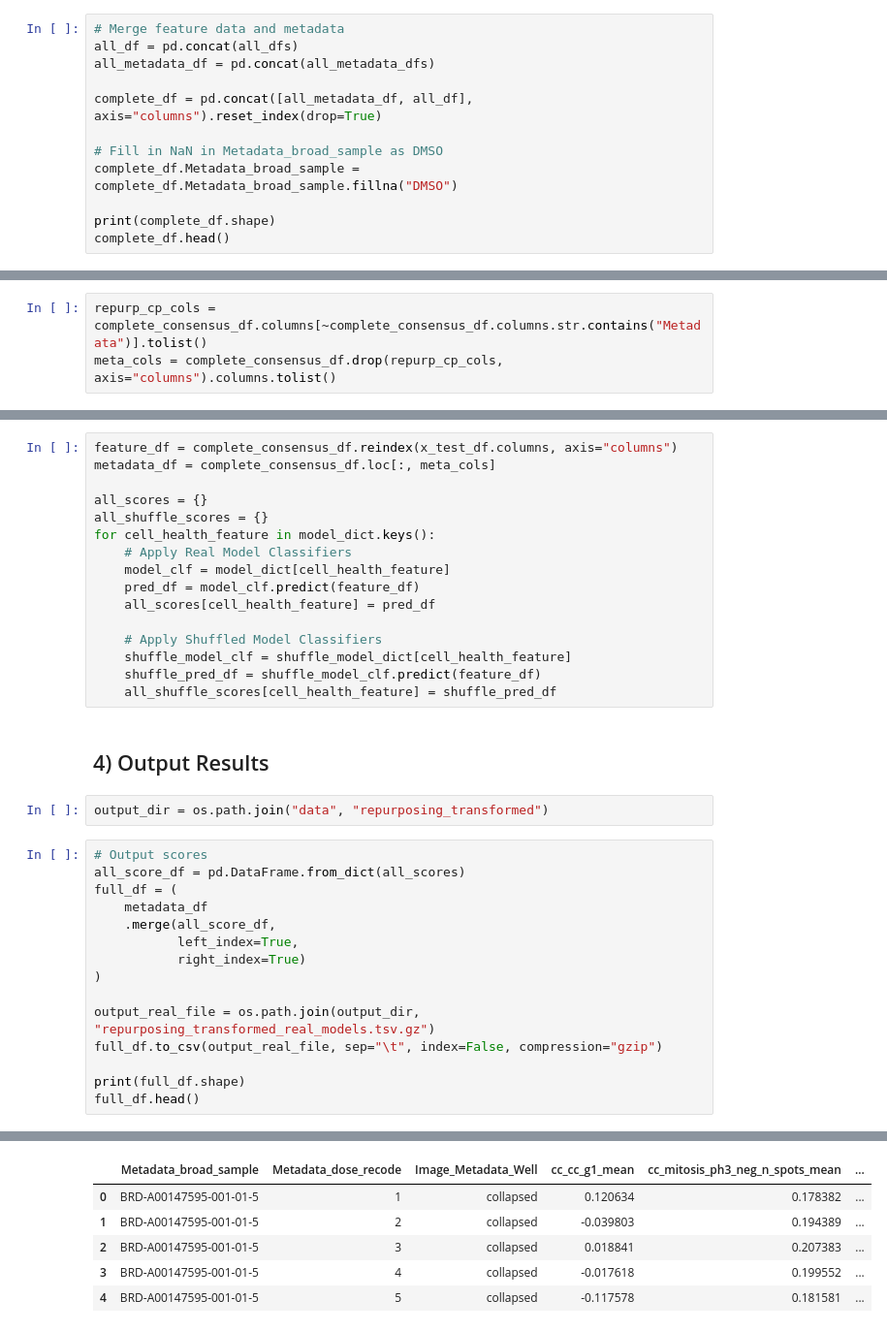
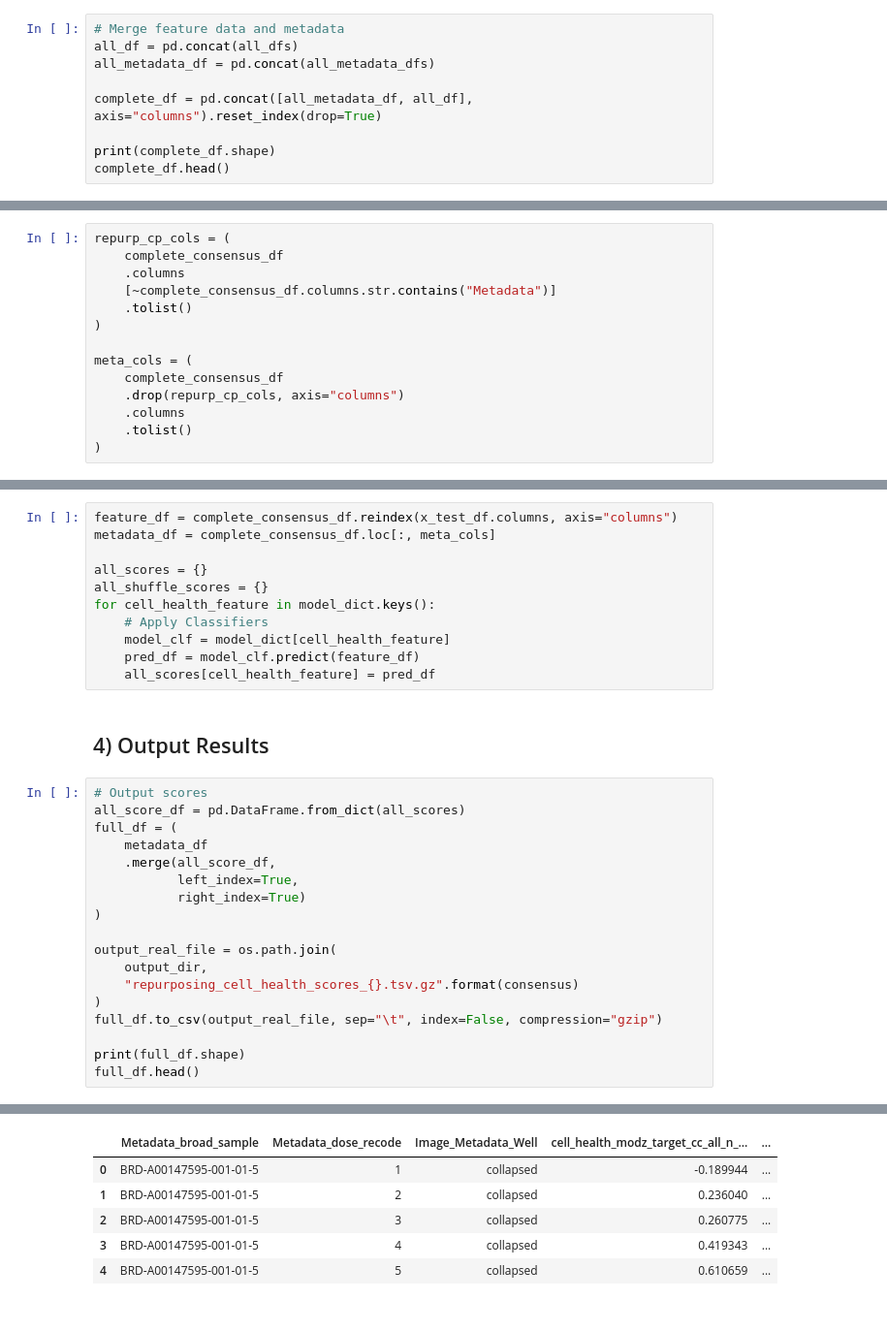
Before and after one commit to broadinstitute/cell-health, a Jupyter notebook: 4.apply/0.apply-models-repurposing.ipynb, the cells around one changed output, grey strips where cells are left out. Shown at 97% size. Cells and saved outputs as stored; diff of their text form.

Commit message:
apply updated models to repurposing hub

```diff
--- a/4.apply/0.apply-models-repurposing.ipynb
+++ b/4.apply/0.apply-models-repurposing.ipynb
@@ -89,9 +89,6 @@ all_metadata_df = pd.concat(all_metadata_dfs)
 
 complete_df = pd.concat([all_metadata_df, all_df], axis="columns").reset_index(drop=True)
 
-# Fill in NaN in Metadata_broad_sample as DMSO
-complete_df.Metadata_broad_sample = complete_df.Metadata_broad_sample.fillna("DMSO")
-
 print(complete_df.shape)
 complete_df.head()
 # %% [output]
@@ -202,8 +202,19 @@ complete_consensus_df.head(2)
 # %% [markdown]
 ### c) Merge Together
 # %%
-repurp_cp_cols = complete_consensus_df.columns[~complete_consensus_df.columns.str.contains("Metadata")].tolist()
-meta_cols = complete_consensus_df.drop(repurp_cp_cols, axis="columns").columns.tolist()
+repurp_cp_cols = (
+    complete_consensus_df
+    .columns
+    [~complete_consensus_df.columns.str.contains("Metadata")]
+    .tolist()
+)
+
+meta_cols = (
+    complete_consensus_df
+    .drop(repurp_cp_cols, axis="columns")
+    .columns
+    .tolist()
+)
 # %%
 complete_consensus_df = (
     pd.concat(
@@ -247,40 +260,36 @@ metadata_df = complete_consensus_df.loc[:, meta_cols]
 all_scores = {}
 all_shuffle_scores = {}
 for cell_health_feature in model_dict.keys():
-    # Apply Real Model Classifiers
+    # Apply Classifiers
     model_clf = model_dict[cell_health_feature]
     pred_df = model_clf.predict(feature_df)
     all_scores[cell_health_feature] = pred_df
-
-    # Apply Shuffled Model Classifiers
-    shuffle_model_clf = shuffle_model_dict[cell_health_feature]
-    shuffle_pred_df = shuffle_model_clf.predict(feature_df)
-    all_shuffle_scores[cell_health_feature] = shuffle_pred_df
 # %% [markdown]
 ## 4) Output Results
-# %%
-output_dir = os.path.join("data", "repurposing_transformed")
 # %%
 # Output scores
 all_score_df = pd.DataFrame.from_dict(all_scores)
 full_df = (
     metadata_df
     .merge(all_score_df,
            left_index=True,
            right_index=True)
 )
 
-output_real_file = os.path.join(output_dir, "repurposing_transformed_real_models.tsv.gz")
+output_real_file = os.path.join(
+    output_dir,
+    "repurposing_cell_health_scores_{}.tsv.gz".format(consensus)
+)
 full_df.to_csv(output_real_file, sep="\t", index=False, compression="gzip")
 
 print(full_df.shape)
 full_df.head()
 # %% [output]
 (9418, 73)
-|  | Metadata_broad_sample | Metadata_dose_recode | Image_Metadata_Well | cc_cc_g1_mean | cc_mitosis_ph3_neg_n_spots_mean | ... |
-| 0 | BRD-A00147595-001-01-5 | 1 | collapsed | 0.120634 | 0.178382 | ... |
-| 1 | BRD-A00147595-001-01-5 | 2 | collapsed | -0.039803 | 0.194389 | ... |
-| 2 | BRD-A00147595-001-01-5 | 3 | collapsed | 0.018841 | 0.207383 | ... |
-| 3 | BRD-A00147595-001-01-5 | 4 | collapsed | -0.017618 | 0.199552 | ... |
-| 4 | BRD-A00147595-001-01-5 | 5 | collapsed | -0.117578 | 0.181581 | ... |
+|  | Metadata_broad_sample | Metadata_dose_recode | Image_Metadata_Well | cell_health_modz_target_cc_all_n_... | ... |
+| 0 | BRD-A00147595-001-01-5 | 1 | collapsed | -0.189944 | ... |
+| 1 | BRD-A00147595-001-01-5 | 2 | collapsed | 0.236040 | ... |
+| 2 | BRD-A00147595-001-01-5 | 3 | collapsed | 0.260775 | ... |
+| 3 | BRD-A00147595-001-01-5 | 4 | collapsed | 0.419343 | ... |
+| 4 | BRD-A00147595-001-01-5 | 5 | collapsed | 0.610659 | ... |
 5 rows × 73 columns
```
Also changed, not shown: parts of 24 cells of this notebook, 1 other file.
